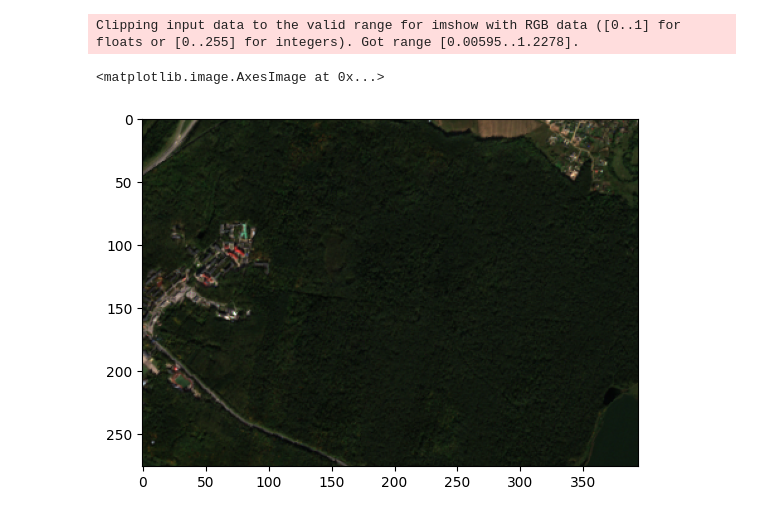
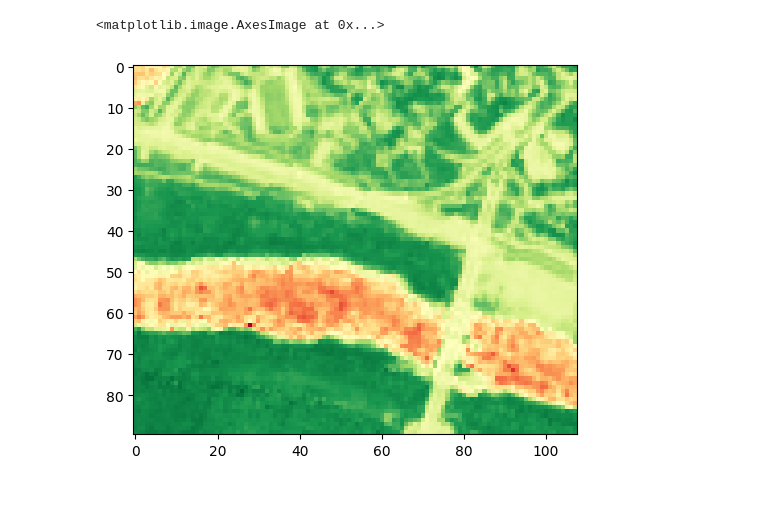
Before and after one commit to olegkeatzin/AgriHealthMap, a Jupyter notebook: test.ipynb, the cells around one changed output. Saved outputs shown, nothing was run; the diff lists cells and outputs as text; code cells hidden in the pictures.

Commit message:
modified:   pyproject.toml 	modified:   sentinel.py 	modified:   test.ipynb 	modified:   uv.lock

```diff
--- a/test.ipynb
+++ b/test.ipynb
@@ -19,0 +7,11 @@ image_ndvi = sentinel.get_data()
+# %%
+ClientID = os.getenv('CLientID')
+ClientSecret = os.getenv('ClientSecret')
+
+sentinel = Sentinel(client_id = ClientID, client_secret = ClientSecret)
+
+sentinel.set_aoi(36.220030,54.504157,36.236213,54.512579) # http://bboxfinder.com/
+sentinel.set_resolution(10)
+
+sentinel.set_date(date = '2025-08-24', num_days_back = 22)
+sentinel.time_interval
@@ -19,0 +20,3 @@ image_ndvi = sentinel.get_data()
+# %%
+sentinel.set_date(date = 'latest')
+sentinel.time_interval
@@ -19,0 +65,3 @@ image_ndvi = sentinel.get_data()
+# %%
+data = sentinel.get_data(['ndvi'])
+data
@@ -20,6 +82,5 @@ image_ndvi = sentinel.get_data()
 # %%
-plt.imshow(image_rgb)
+plt.imshow(data, cmap = 'RdYlGn')
 # %% [output]
-Clipping input data to the valid range for imshow with RGB data ([0..1] for floats or [0..255] for integers). Got range [0.00595..1.2278].
+<matplotlib.image.AxesImage at 0x...>
-<matplotlib.image.AxesImage at 0x...>
-[figure, old version]
+[figure, new version]
```
Also changed, not shown: parts of 19 cells of this notebook, 3 other files.
